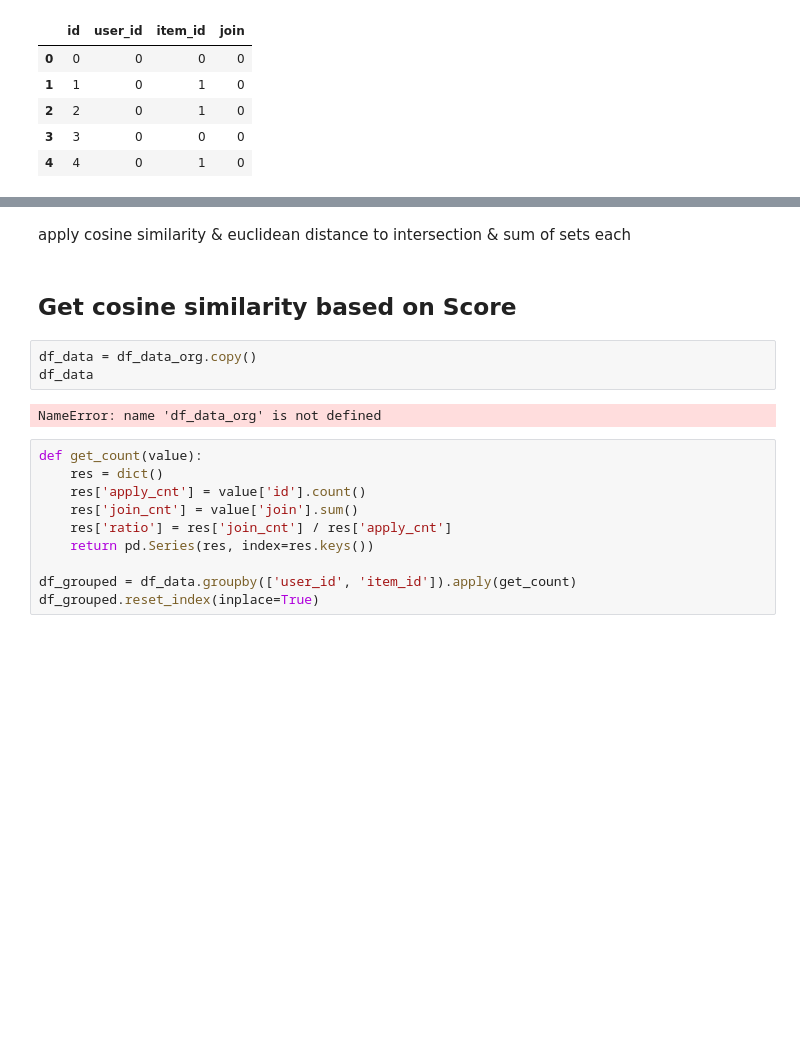
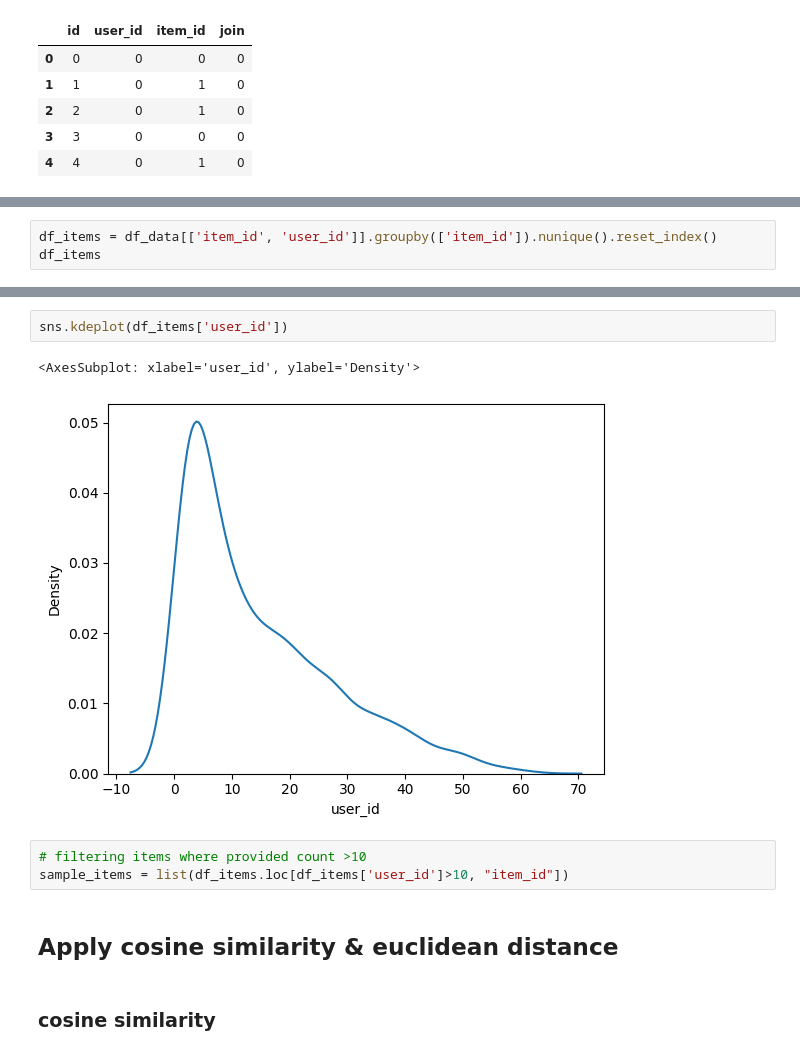
Before and after one commit to csLee94/project_notebook, a Jupyter notebook: ALS/notebooks/get_user_segments.ipynb, the cells around one changed output, grey strips where cells are left out. Saved outputs shown, nothing was run; the diff lists cells and outputs as text; blank space fills up the shorter version.

```diff
--- a/ALS/notebooks/get_user_segments.ipynb
+++ b/ALS/notebooks/get_user_segments.ipynb
@@ -29,0 +70,3 @@ print(os.getcwd())
+# %%
+df_items = df_data[['item_id', 'user_id']].groupby(['item_id']).nunique().reset_index()
+df_items
@@ -30,19 +87,12 @@ print(os.getcwd())
+# %%
+sns.kdeplot(df_items['user_id'])
+# %% [output]
+<AxesSubplot: xlabel='user_id', ylabel='Density'>
+[figure, added]
+# %%
+# filtering items where provided count >10
+sample_items = list(df_items.loc[df_items['user_id']>10, "item_id"])
 # %% [markdown]
-apply cosine similarity & euclidean distance to intersection & sum of sets each
+## Apply cosine similarity & euclidean distance
 # %% [markdown]
-## Get cosine similarity based on Score
+### cosine similarity
-# %%
-df_data = df_data_org.copy()
-df_data
-# %% [output]
-NameError: name 'df_data_org' is not defined
-# %%
-def get_count(value):
-    res = dict()
-    res['apply_cnt'] = value['id'].count()
-    res['join_cnt'] = value['join'].sum()
-    res['ratio'] = res['join_cnt'] / res['apply_cnt']
-    return pd.Series(res, index=res.keys())
-
-df_grouped = df_data.groupby(['user_id', 'item_id']).apply(get_count)
-df_grouped.reset_index(inplace=True)
```
Also changed, not shown: parts of 27 cells of this notebook, 1 other file.
